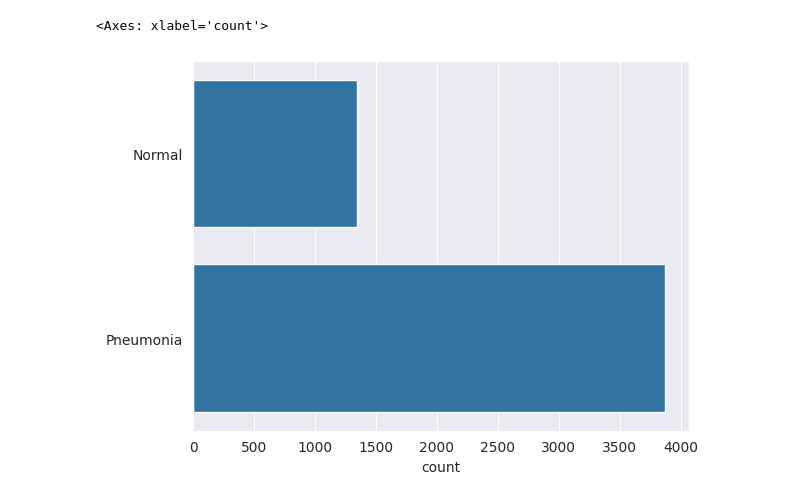
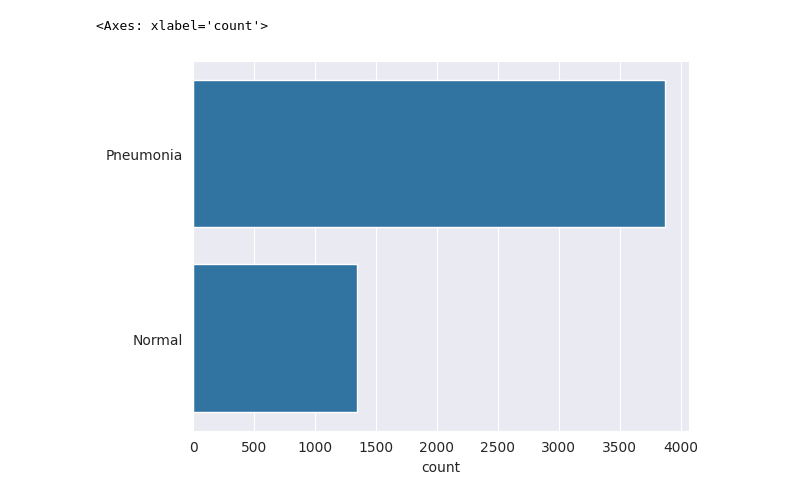
Before and after one commit to JayEpic/Pneumonia_CNN, a Jupyter notebook: XRAY_CNN.ipynb, the cells around one changed output. Drawn from its saved outputs; the diff is of its cells as text; code cells hidden in the pictures.

Commit message:
Code updated, model training.

```diff
--- a/XRAY_CNN.ipynb
+++ b/XRAY_CNN.ipynb
@@ -41,0 +30,20 @@ X_val = load_dataset("Az-r-ow/chest_xray", split="validation")
+# %%
+labels = ['PNEUMONIA', 'NORMAL']
+img_size = 150
+def get_training_data(data_dir):
+    data = []
+    for label in labels:
+        path = os.path.join(data_dir, label)
+        class_num = labels.index(label)
+        for img in os.listdir(path):
+            try:
+                img_arr = cv2.imread(os.path.join(path, img), cv2.IMREAD_GRAYSCALE)
+                resized_arr = cv2.resize(img_arr, (img_size, img_size)) # Reshaping images to preferred size
+                data.append([resized_arr, class_num])
+            except Exception as e:
+                print(e)
+    return np.array(data, dtype=object)
+# %%
+train = get_training_data('/content/drive/MyDrive/Datasets/chest_Xray/train')
+test = get_training_data('/content/drive/MyDrive/Datasets/chest_Xray/test')
+val = get_training_data('/content/drive/MyDrive/Datasets/chest_Xray/val')
@@ -42,13 +58,12 @@ X_val = load_dataset("Az-r-ow/chest_xray", split="validation")
 # %%
 l = []
-for i in X_train:
-  if(i['label'] == 1):
+for i in train:
+  if(i[1] == 0):
     l.append("Pneumonia")
   else:
     l.append("Normal")
-
 sns.set_style('darkgrid')
 sns.countplot(l)
 # %% [output]
 <Axes: xlabel='count'>
-[figure, old version]
+[figure, new version]
```
Also changed, not shown: parts of 20 cells of this notebook.
